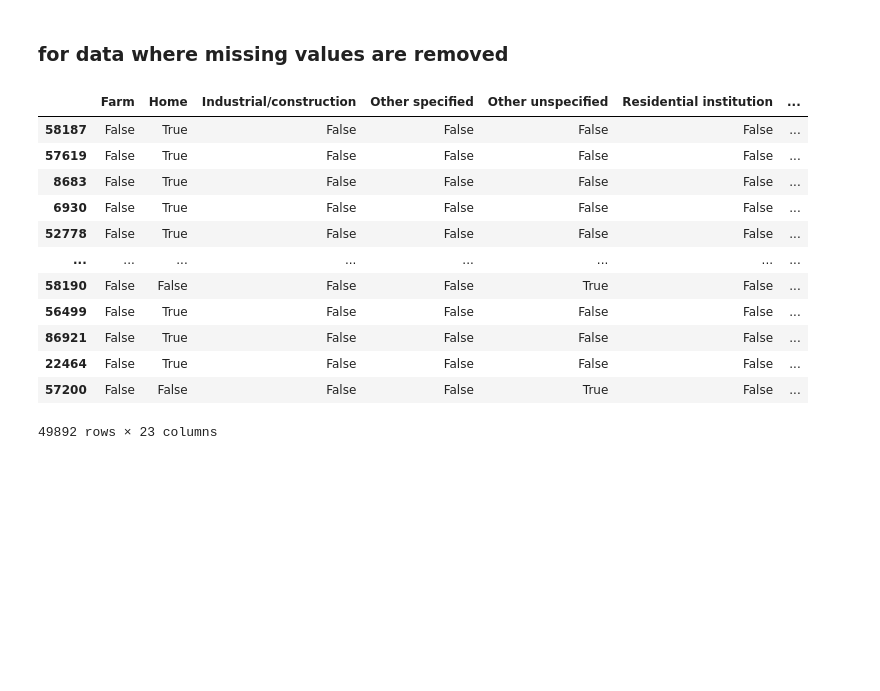
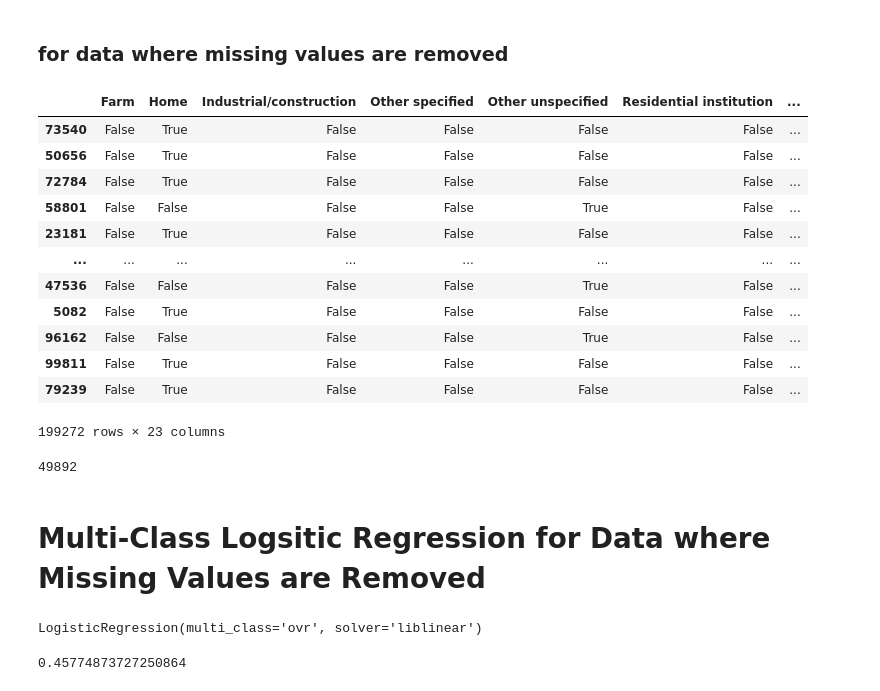
Before and after one commit to ahuang28/cs3244_final_project, a Jupyter notebook: code.ipynb, the cells around one changed output. Cells and saved outputs as stored; diff of their text form; code cells hidden in the pictures; blank space fills up the shorter version.

Commit message:
logistic regression

```diff
--- a/code.ipynb
+++ b/code.ipynb
@@ -253,19 +255,48 @@ df_cr_oversamp_acc = resample(minority_class_accidental, replace=True, n_samples
 df_cr_oversamp_und = resample(minority_class_undetermined, replace=True, n_samples = mclass_len, random_state=42)
 
 df_clean_remove_test= pd.concat([majority_class_suicide,df_cr_oversamp_hom,df_cr_oversamp_acc, df_cr_oversamp_und])
-# %%
-df_clean_remove_test
-# %% [output]
-|  | Farm | Home | Industrial/construction | Other specified | Other unspecified | Residential institution | ... |
-| 58187 | False | True | False | False | False | False | ... |
-| 57619 | False | True | False | False | False | False | ... |
-| 8683 | False | True | False | False | False | False | ... |
-| 6930 | False | True | False | False | False | False | ... |
-| 52778 | False | True | False | False | False | False | ... |
-| ... | ... | ... | ... | ... | ... | ... | ... |
-| 58190 | False | False | False | False | True | False | ... |
-| 56499 | False | True | False | False | False | False | ... |
-| 86921 | False | True | False | False | False | False | ... |
-| 22464 | False | True | False | False | False | False | ... |
-| 57200 | False | False | False | False | True | False | ... |
-49892 rows × 23 columns
+# %%
+df_clean_remove_train
+# %% [output]
+|  | Farm | Home | Industrial/construction | Other specified | Other unspecified | Residential institution | ... |
+| 73540 | False | True | False | False | False | False | ... |
+| 50656 | False | True | False | False | False | False | ... |
+| 72784 | False | True | False | False | False | False | ... |
+| 58801 | False | False | False | False | True | False | ... |
+| 23181 | False | True | False | False | False | False | ... |
+| ... | ... | ... | ... | ... | ... | ... | ... |
+| 47536 | False | False | False | False | True | False | ... |
+| 5082 | False | True | False | False | False | False | ... |
+| 96162 | False | False | False | False | True | False | ... |
+| 99811 | False | True | False | False | False | False | ... |
+| 79239 | False | True | False | False | False | False | ... |
+199272 rows × 23 columns
+# %%
+'''testing
+print(df_clean_impute_train.shape[0])
+print(df_clean_impute_test.shape[0])
+print(df_clean_remove_train.shape[0])
+print(df_clean_remove_test.shape[0])
+print(df_clean_impute_train.shape[0]+df_clean_impute_test.shape[0])
+print(df_clean_remove_train.shape[0]+df_clean_remove_test.shape[0]) #smaller cause some data points for maj class suicide is removed
+df_clean_remove_test[df_clean_remove_test['Reason']=='Suicide'].shape[0]*4
+'''
+print(df_clean_remove_test.shape[0])
+# %% [output]
+49892
+# %% [markdown]
+# Multi-Class Logsitic Regression for Data where Missing Values are Removed #
+# %%
+log_model = linear_model.LogisticRegression(multi_class='ovr', solver='liblinear')
+x_df_crtrain = df_clean_remove_train.loc[:, df_clean_remove_train.columns != "Reason"]
+y_df_crtrain = df_clean_remove_train["Reason"]
+x_df_crtest = df_clean_remove_test.loc[:, df_clean_remove_train.columns != "Reason"]
+y_df_crtest = df_clean_remove_test["Reason"]
+log_model.fit(x_df_crtrain,y_df_crtrain)
+# %% [output]
+LogisticRegression(multi_class='ovr', solver='liblinear')
+# %%
+log_model.score(x_df_crtest,y_df_crtest)
+#very low accuracy
+# %% [output]
+0.45774873727250864
```
Also changed, not shown: parts of 9 cells of this notebook.
